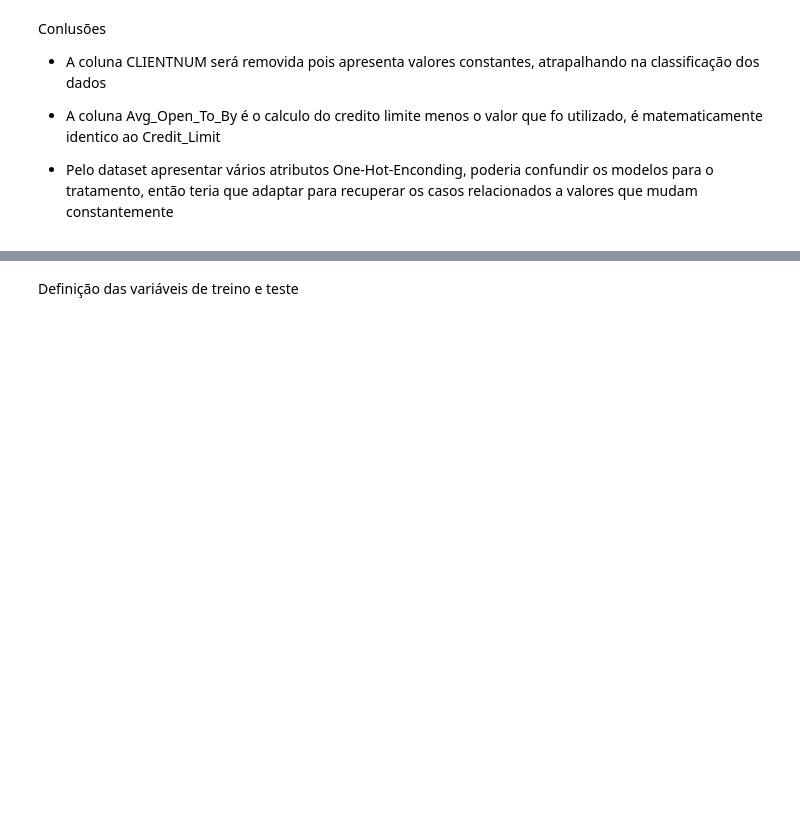
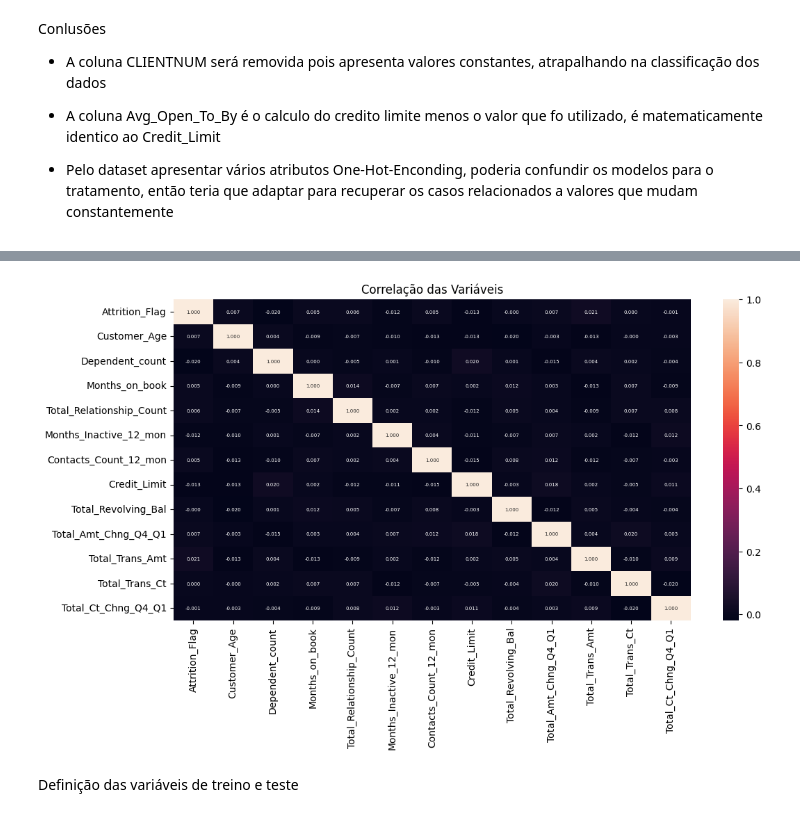
Before and after one commit to rpf991/Previsao_Churning_Clientes_Credito, a Jupyter notebook: notebooks/data_analysis.ipynb, the cells around one changed output, grey strips where cells are left out. Cells and saved outputs as stored; diff of their text form; code cells hidden in the pictures; blank space fills up the shorter version.

```diff
--- a/notebooks/data_analysis.ipynb
+++ b/notebooks/data_analysis.ipynb
@@ -224,3 +228,14 @@ Index(['Attrition_Flag', 'Customer_Age', 'Dependent_count', 'Months_on_book',
+# %%
+df_credit_clean = df_credit_clean.drop(columns=['Avg_Utilization_Ratio'])
+# %%
+plt.figure(figsize=(12, 6))
+
+sns.heatmap(data=df_credit_clean.corr(),
+            annot=True, fmt=".3f", annot_kws={"size": 5})
+plt.title("Correlação das Variáveis")
+plt.show()
+# %% [output]
+[figure, added]
 # %% [markdown]
 Definição das variáveis de treino e teste
 # %%
```
Also changed, not shown: parts of 15 cells of this notebook, 2 other files.
